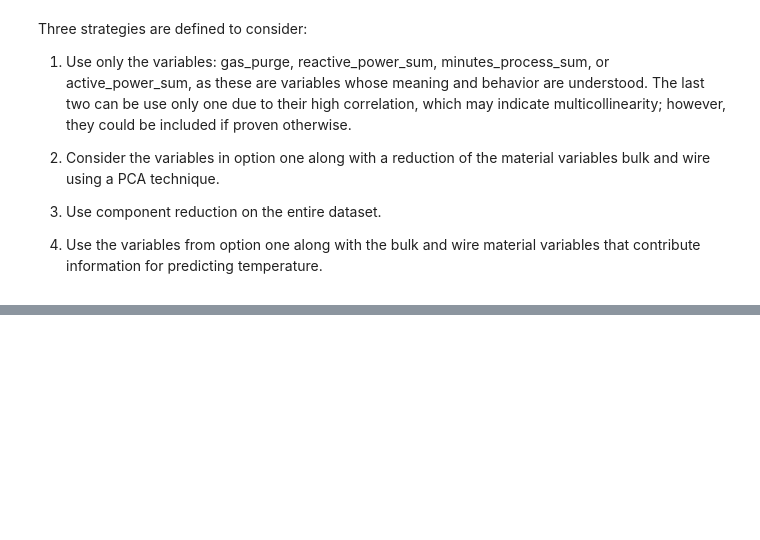
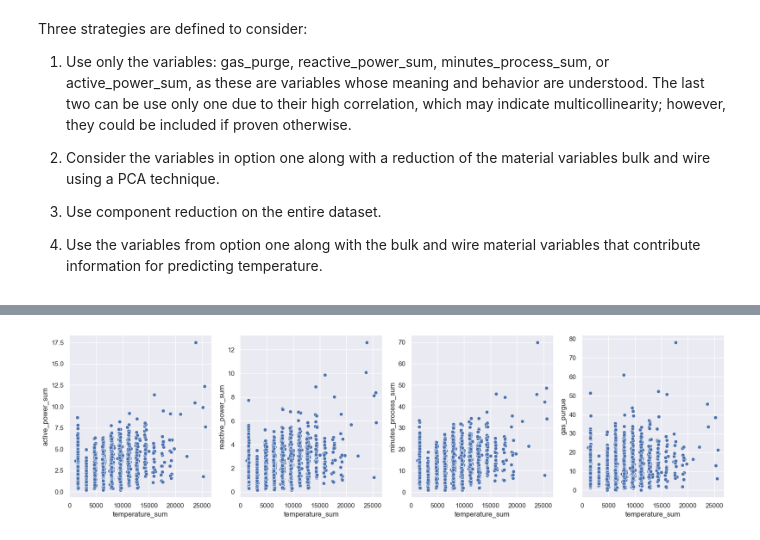
Before and after one commit to Kaiziferr/optimal_steel_temperature, a Jupyter notebook: models/select_best_features.ipynb, the cells around one changed output, grey strips where cells are left out. Drawn from its saved outputs; the diff is of its cells as text; code cells hidden in the pictures; blank space fills up the shorter version.

```diff
--- a/models/select_best_features.ipynb
+++ b/models/select_best_features.ipynb
@@ -199,0 +237,11 @@ Three strategies are defined to consider:
+# %%
+fig, ax = plt.subplots(1, 4, figsize = (20, 5))
+sns.scatterplot(data_first, x="temperature_sum",y="active_power_sum", ax=ax[0])
+sns.scatterplot(data_first[data_first['reactive_power_sum']>0], x="temperature_sum",y="reactive_power_sum", ax=ax[1])
+#ax[1].set(yscale="log")
+#ax[1].set(xscale="log")
+sns.scatterplot(data_first, x="temperature_sum",y="minutes_process_sum", ax=ax[2])
+sns.scatterplot(data_first, x="temperature_sum",y="gas_purgue", ax=ax[3])
+plt.show()
+# %% [output]
+[figure, added]
```
Also changed, not shown: parts of 45 cells of this notebook.
